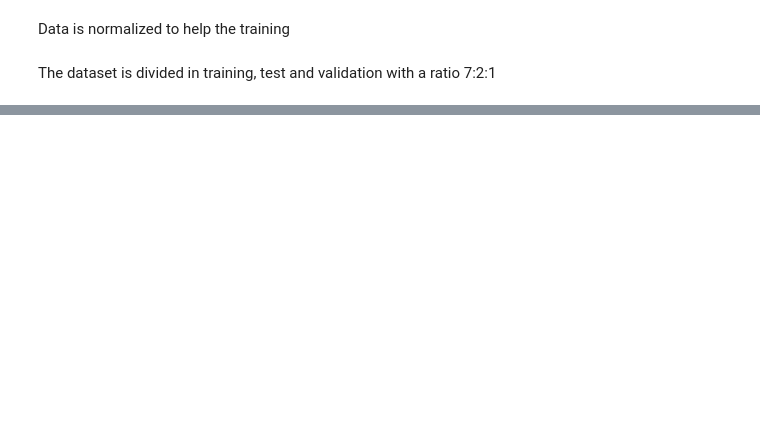
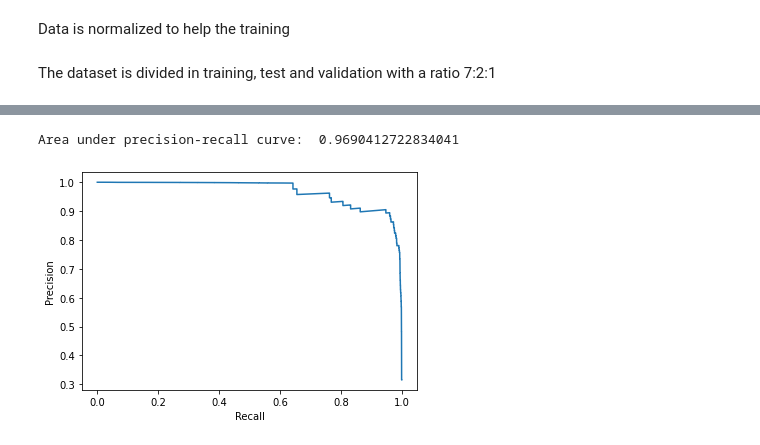
Before and after one commit to elisasanzani/Software_and_Computing_Project, a Jupyter notebook: PNet_RMC_main.ipynb, the cells around one changed output, grey strips where cells are left out. Cells and saved outputs as stored; diff of their text form; code cells hidden in the pictures; blank space fills up the shorter version.

```diff
--- a/PNet_RMC_main.ipynb
+++ b/PNet_RMC_main.ipynb
@@ -173,0 +322,12 @@ The custom model is imported from the GitHub repo (working on it)
+# %%
+model.load_weights("model_checkpoints/last.h5")
+probs = model.predict_on_batch(test_data)
+
+precision, recall, thresholds = precision_recall_curve(test_label, probs, sample_weight=test_weight)
+plt.plot(recall, precision)
+plt.xlabel("Recall")
+plt.ylabel("Precision")
+print("Area under precision-recall curve: ", auc(recall, precision))
+# %% [output]
+Area under precision-recall curve:  0.9690412722834041
+[figure, added]
```
Also changed, not shown: parts of 26 cells of this notebook.
